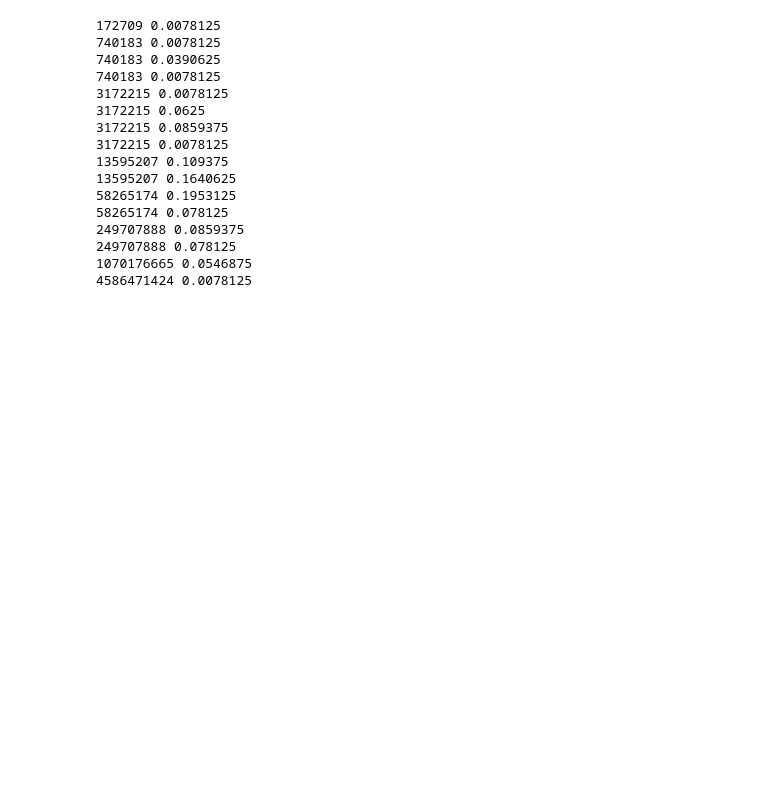
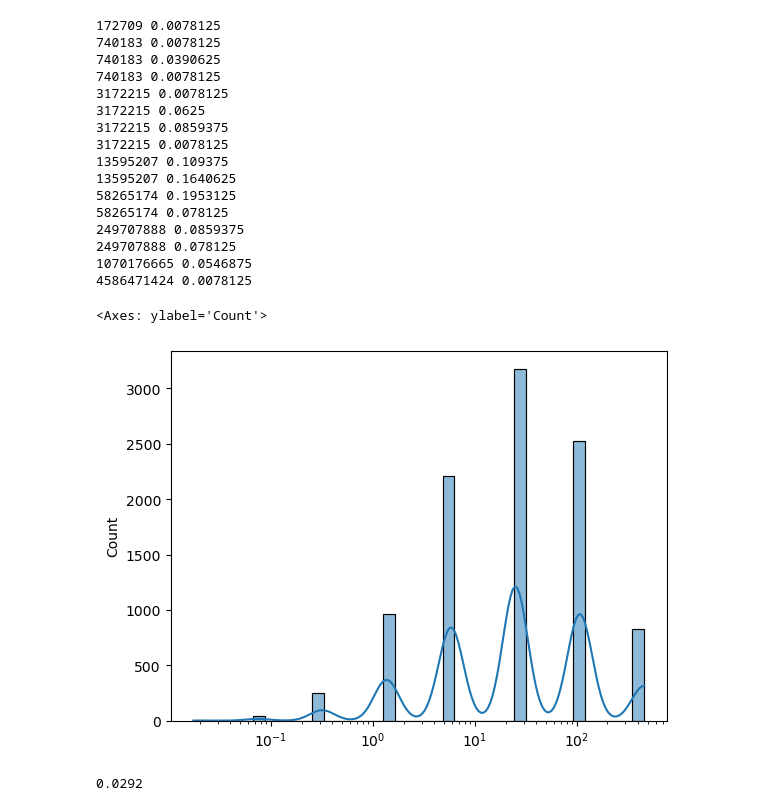
Before and after one commit to messier12/bullrun-strat-simulator, a Jupyter notebook: kelly_criterion.ipynb, the cells around one changed output. Cells and saved outputs as stored; diff of their text form; code cells hidden in the pictures; blank space fills up the shorter version.

Commit message:
add simul

```diff
--- a/kelly_criterion.ipynb
+++ b/kelly_criterion.ipynb
@@ -85,3 +83,21 @@ for v,c in zip(val,counts):
 249707888 0.078125
 1070176665 0.0546875
 4586471424 0.0078125
+# %%
+import seaborn as sns
+final_bankrolls_with_probs = simulate_with_winning_probs(1,strategy_kelly_meta(0.8),7,10000,0.7)
+vals, counts = np.unique(final_bankrolls_with_probs,return_counts=True)
+#sns.kdeplot(x=vals,y=counts/1000,)
+sns.histplot(final_bankrolls_with_probs,kde=True,log_scale=(True,False))
+# %% [output]
+<Axes: ylabel='Count'>
+[figure, added]
+# %%
+total_below_1 = 0
+for v,c in zip(vals,counts):
+    if v<1.0:
+        total_below_1 += c
+
+print(total_below_1/10000)
+# %% [output]
+0.0292
```
Also changed, not shown: parts of 1 cell of this notebook.
